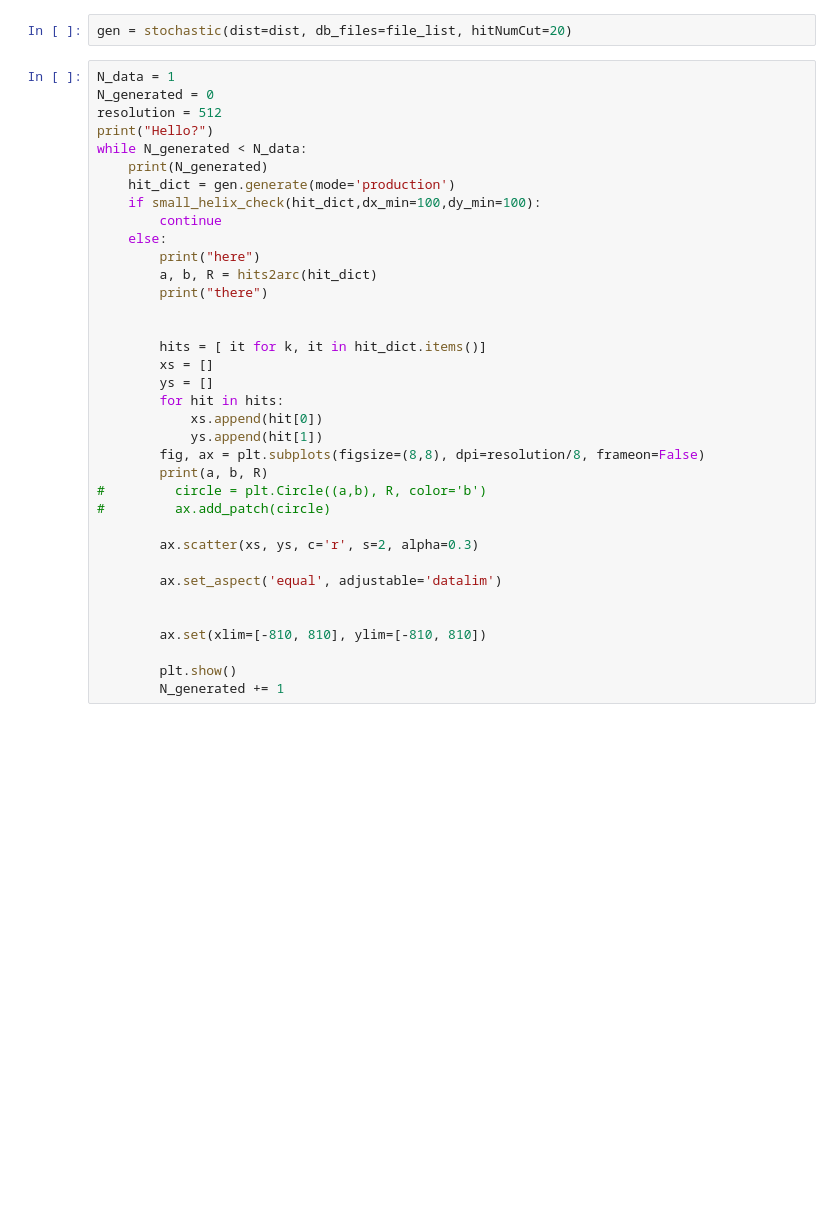
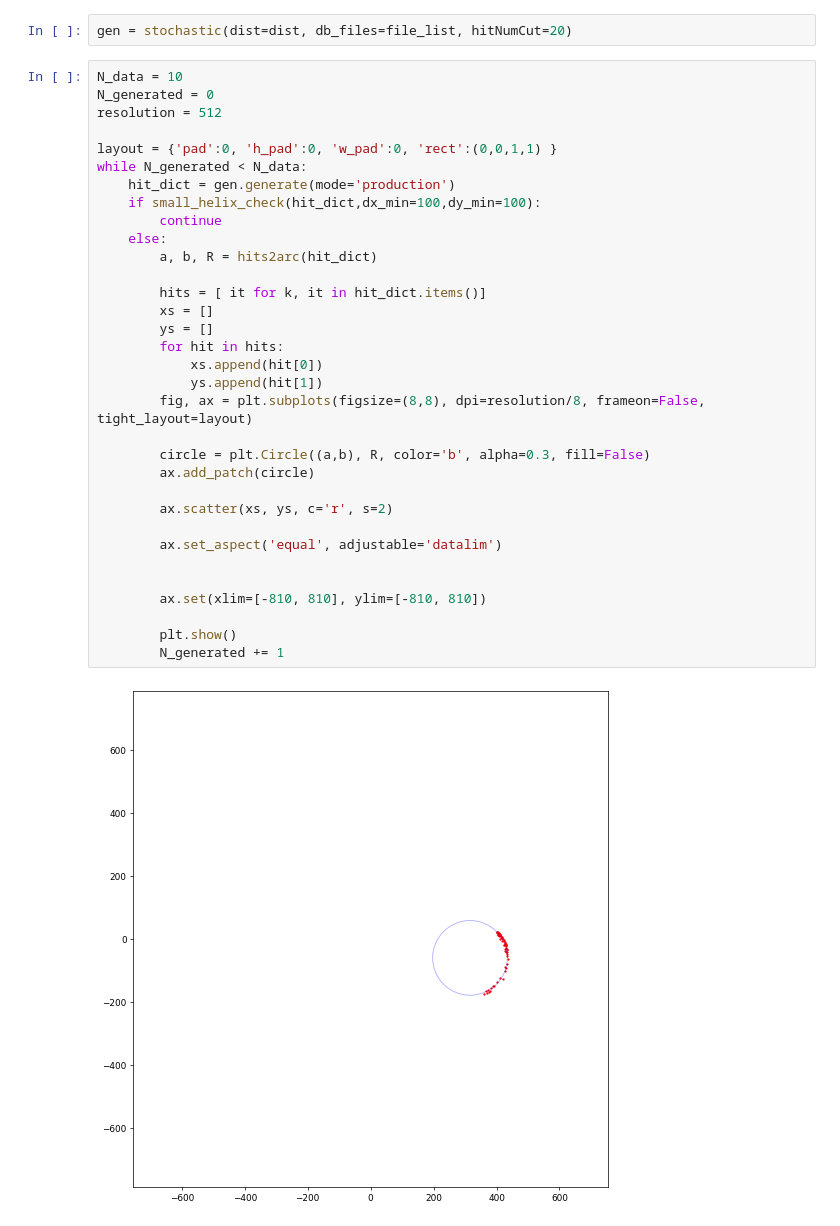
Before and after one commit to billy000400/CircNN, a Jupyter notebook: notebooks/test_arc_fit.ipynb, the cells around one changed output. Cells and saved outputs as stored; diff of their text form; blank space fills up the shorter version.

```diff
--- a/notebooks/test_arc_fit.ipynb
+++ b/notebooks/test_arc_fit.ipynb
@@ -29,38 +29,37 @@ dist = uniform(loc=1, scale=0)
 # %%
 gen = stochastic(dist=dist, db_files=file_list, hitNumCut=20)
 # %%
-N_data = 1
+N_data = 10
 N_generated = 0
 resolution = 512
-print("Hello?")
+
+layout = {'pad':0, 'h_pad':0, 'w_pad':0, 'rect':(0,0,1,1) }
 while N_generated < N_data:
-    print(N_generated)
     hit_dict = gen.generate(mode='production')
     if small_helix_check(hit_dict,dx_min=100,dy_min=100):
         continue
     else:
-        print("here")
         a, b, R = hits2arc(hit_dict)
-        print("there")
-
 
         hits = [ it for k, it in hit_dict.items()]
         xs = []
         ys = []
         for hit in hits:
             xs.append(hit[0])
             ys.append(hit[1])
-        fig, ax = plt.subplots(figsize=(8,8), dpi=resolution/8, frameon=False)
-        print(a, b, R)
-#         circle = plt.Circle((a,b), R, color='b')
-#         ax.add_patch(circle)
+        fig, ax = plt.subplots(figsize=(8,8), dpi=resolution/8, frameon=False, tight_layout=layout)
 
-        ax.scatter(xs, ys, c='r', s=2, alpha=0.3)
+        circle = plt.Circle((a,b), R, color='b', alpha=0.3, fill=False)
+        ax.add_patch(circle)
+
+        ax.scatter(xs, ys, c='r', s=2)
 
         ax.set_aspect('equal', adjustable='datalim')
 
 
         ax.set(xlim=[-810, 810], ylim=[-810, 810])
 
         plt.show()
         N_generated += 1
+# %% [output]
+[figure, added]
```
Also changed, not shown: parts of 3 cells of this notebook, 1 other file.
